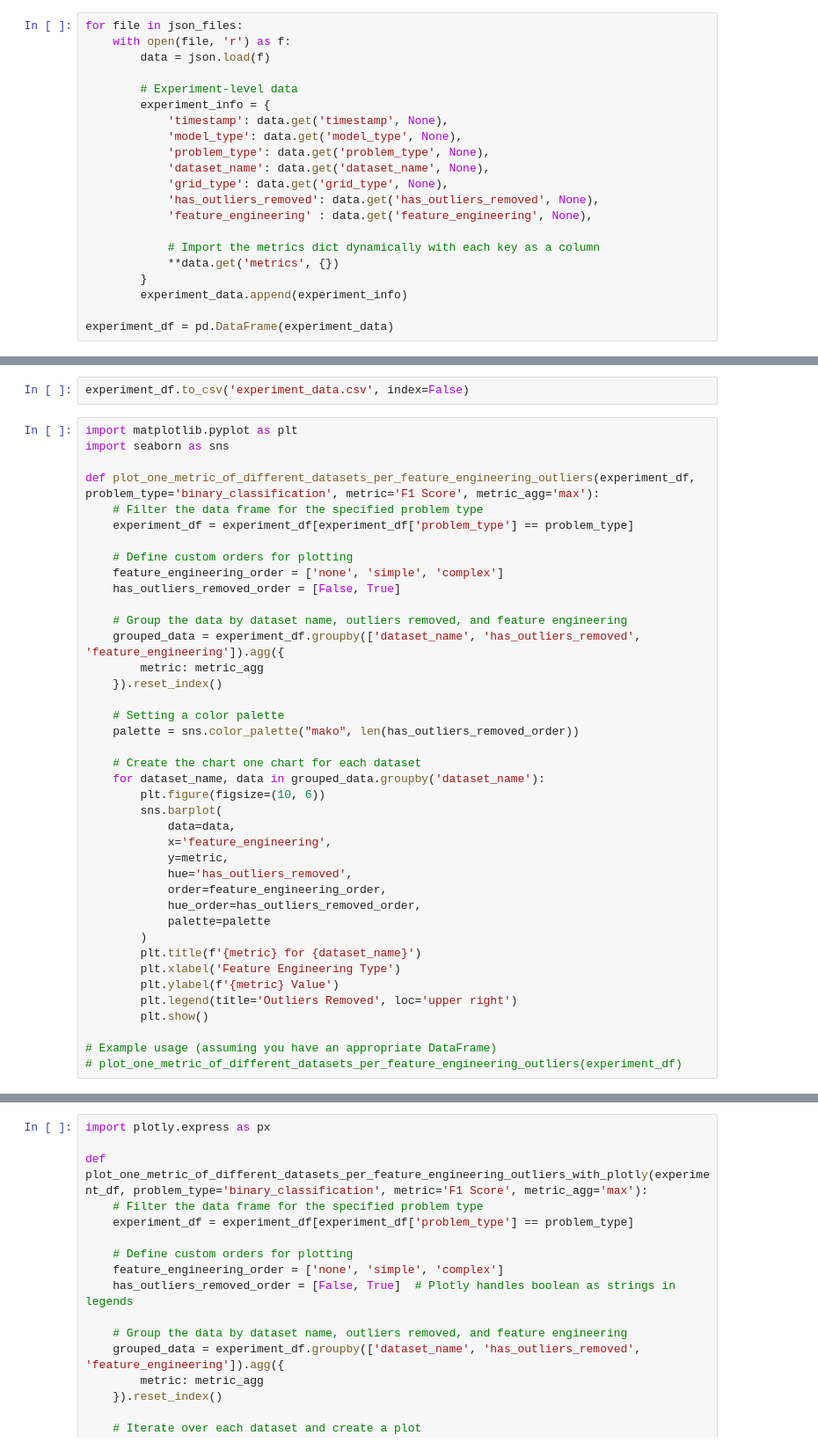
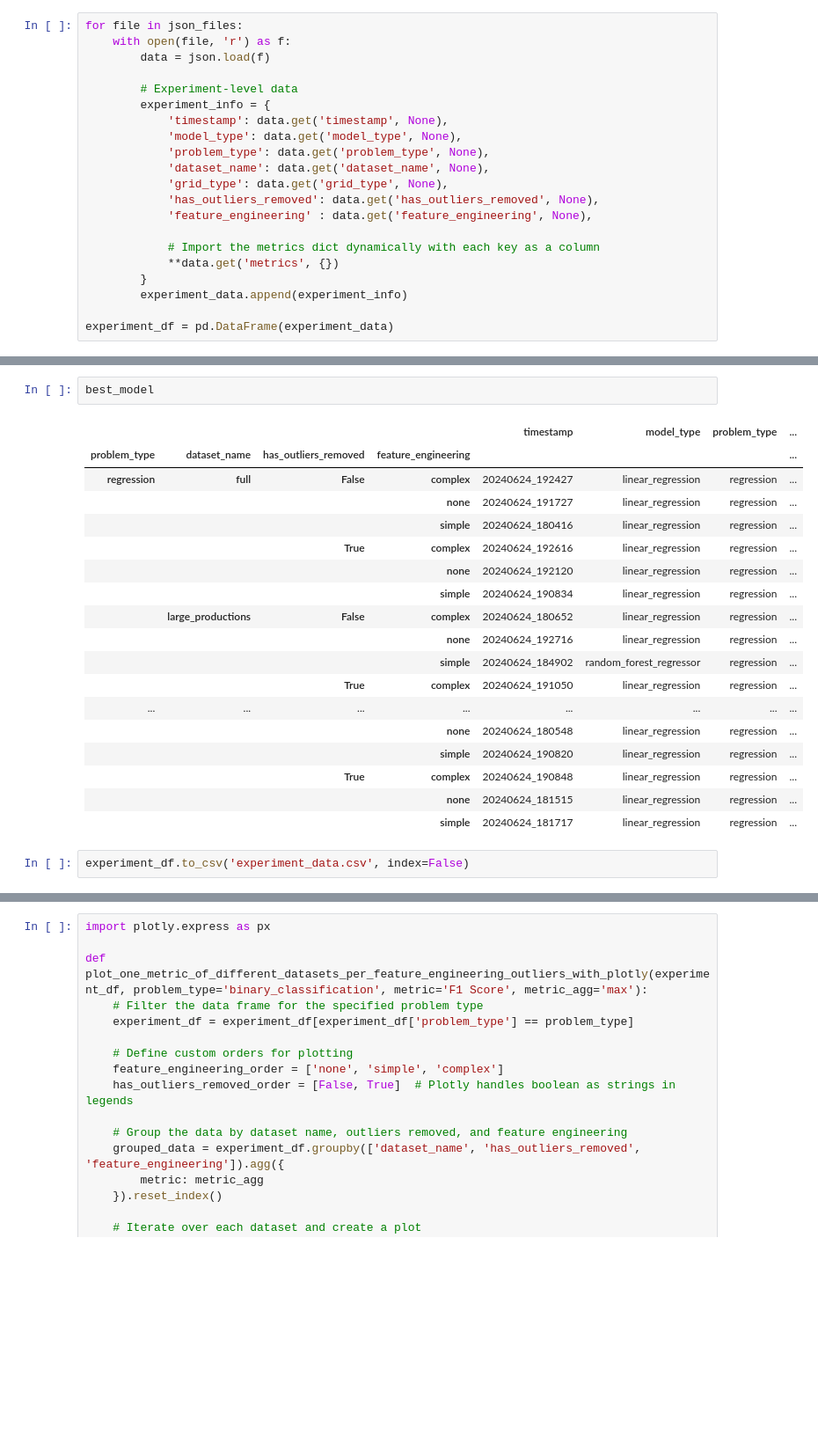
Before and after one commit to ilias1111/box-office-prediction, a Jupyter notebook: Code/4_machine_learning/metadata_analysis.ipynb, the cells around one changed output, grey strips where cells are left out. Shown: that part at 88% size. Cells and saved outputs as stored; diff of their text form; blank space fills up the shorter version.

```diff
--- a/Code/4_machine_learning/metadata_analysis.ipynb
+++ b/Code/4_machine_learning/metadata_analysis.ipynb
@@ -61,42 +95,23 @@ experiment_df
+# %%
+best_model
+# %% [output]
+|  |  |  |  | timestamp | model_type | problem_type | ... |
+| problem_type | dataset_name | has_outliers_removed | feature_engineering |  |  |  | ... |
+| regression | full | False | complex | 20240624_192427 | linear_regression | regression | ... |
+|  |  |  | none | 20240624_191727 | linear_regression | regression | ... |
+|  |  |  | simple | 20240624_180416 | linear_regression | regression | ... |
+|  |  | True | complex | 20240624_192616 | linear_regression | regression | ... |
+|  |  |  | none | 20240624_192120 | linear_regression | regression | ... |
+|  |  |  | simple | 20240624_190834 | linear_regression | regression | ... |
+|  | large_productions | False | complex | 20240624_180652 | linear_regression | regression | ... |
+|  |  |  | none | 20240624_192716 | linear_regression | regression | ... |
+|  |  |  | simple | 20240624_184902 | random_forest_regressor | regression | ... |
+|  |  | True | complex | 20240624_191050 | linear_regression | regression | ... |
+| ... | ... | ... | ... | ... | ... | ... | ... |
+|  |  |  | none | 20240624_180548 | linear_regression | regression | ... |
+|  |  |  | simple | 20240624_190820 | linear_regression | regression | ... |
+|  |  | True | complex | 20240624_190848 | linear_regression | regression | ... |
+|  |  |  | none | 20240624_181515 | linear_regression | regression | ... |
+|  |  |  | simple | 20240624_181717 | linear_regression | regression | ... |
 # %%
 experiment_df.to_csv('experiment_data.csv', index=False)
-# %%
-import matplotlib.pyplot as plt
-import seaborn as sns
-
-def plot_one_metric_of_different_datasets_per_feature_engineering_outliers(experiment_df, problem_type='binary_classification', metric='F1 Score', metric_agg='max'):
-    # Filter the data frame for the specified problem type
-    experiment_df = experiment_df[experiment_df['problem_type'] == problem_type]
-
-    # Define custom orders for plotting
-    feature_engineering_order = ['none', 'simple', 'complex']
-    has_outliers_removed_order = [False, True]
-
-    # Group the data by dataset name, outliers removed, and feature engineering
-    grouped_data = experiment_df.groupby(['dataset_name', 'has_outliers_removed', 'feature_engineering']).agg({
-        metric: metric_agg
-    }).reset_index()
-
-    # Setting a color palette
-    palette = sns.color_palette("mako", len(has_outliers_removed_order))
-
-    # Create the chart one chart for each dataset
-    for dataset_name, data in grouped_data.groupby('dataset_name'):
-        plt.figure(figsize=(10, 6))
-        sns.barplot(
-            data=data,
-            x='feature_engineering',
-            y=metric,
-            hue='has_outliers_removed',
-            order=feature_engineering_order,
-            hue_order=has_outliers_removed_order,
-            palette=palette
-        )
-        plt.title(f'{metric} for {dataset_name}')
-        plt.xlabel('Feature Engineering Type')
-        plt.ylabel(f'{metric} Value')
-        plt.legend(title='Outliers Removed', loc='upper right')
-        plt.show()
-
-# Example usage (assuming you have an appropriate DataFrame)
-# plot_one_metric_of_different_datasets_per_feature_engineering_outliers(experiment_df)
```
Also changed, not shown: parts of 7 cells of this notebook, 8 other files.
